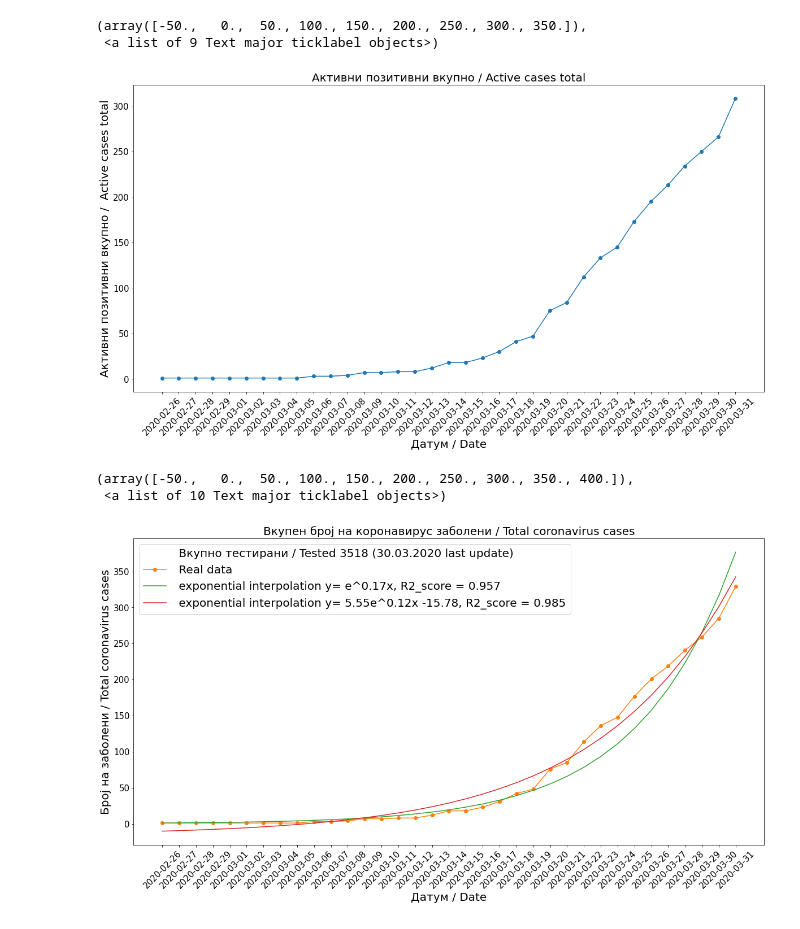
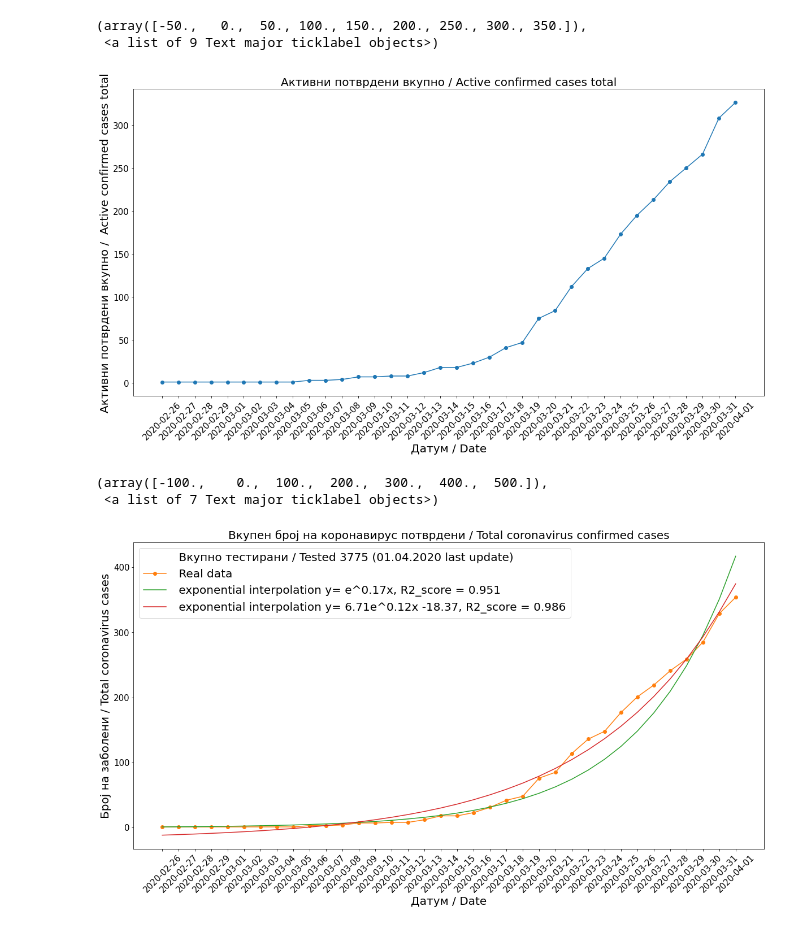
Before and after one commit to Sinisha12/ML_DL, a Jupyter notebook: corona/Covid_19_curves.ipynb, the cells around one changed output. Cells and saved outputs as stored; diff of their text form; code cells hidden in the pictures.

```diff
--- a/corona/Covid_19_curves.ipynb
+++ b/corona/Covid_19_curves.ipynb
@@ -108,29 +108,29 @@ plt.yticks(fontsize=15)
 # %%
 plt.figure(figsize=(20,10))
 plt.plot(df['datum'],df['active'], '-o')
-plt.title("Активни позитивни вкупно / Active cases total", fontsize=20)
+plt.title("Активни потврдени вкупно / Active confirmed cases total", fontsize=20)
 plt.xlabel("Датум / Date", fontsize=20)
-plt.ylabel("Активни позитивни вкупно /  Active cases total", fontsize=20)
+plt.ylabel("Активни потврдени вкупно /  Active confirmed cases total", fontsize=20)
 plt.xticks(fontsize=15, rotation = '45')
 plt.yticks(fontsize=15)
 # %% [output]
 (array([-50.,   0.,  50., 100., 150., 200., 250., 300., 350.]),
  <a list of 9 Text major ticklabel objects>)
-[figure, old version]
+[figure, new version]
 # %%
 plt.figure(figsize=(20,10))
-plt.plot([], [], ' ', label=" Вкупно тестирани / Tested %d (30.03.2020 last update)" %testirani)
+plt.plot([], [], ' ', label=" Вкупно тестирани / Tested %d (01.04.2020 last update)" %testirani)
 plt.plot(df['datum'],df['vkupno_novi'],'-o', label = ' Real data')
 #plt.plot(df['datum'],y, label = ' polinomial interpolation y= %2.2fx^2 %2.2fx %+2.2f' % tuple(kvadratni))
 plt.plot(df['datum'], y_exp_1, label = ' exponential interpolation y= e^%2.2fx, R2_score = %2.3f ' % tuple(parametri1))
 plt.plot(df['datum'], y_exp, label = ' exponential interpolation y= %2.2fe^%2.2fx %+2.2f, R2_score = %2.3f' % tuple(parametri))
 plt.legend(fontsize=20)
-plt.title("Вкупен број на коронавирус заболени / Total coronavirus cases", fontsize=20)
+plt.title("Вкупен број на коронавирус потврдени / Total coronavirus confirmed cases", fontsize=20)
 plt.xlabel("Датум / Date", fontsize=20)
 plt.ylabel("Број на заболени / Total coronavirus cases", fontsize=20)
 plt.xticks(fontsize=15, rotation = '45')
 plt.yticks(fontsize=15)
 # %% [output]
-(array([-50.,   0.,  50., 100., 150., 200., 250., 300., 350., 400.]),
- <a list of 10 Text major ticklabel objects>)
+(array([-100.,    0.,  100.,  200.,  300.,  400.,  500.]),
+ <a list of 7 Text major ticklabel objects>)
-[figure, old version]
+[figure, new version]
```
Also changed, not shown: parts of 14 cells of this notebook, 3 other files.
